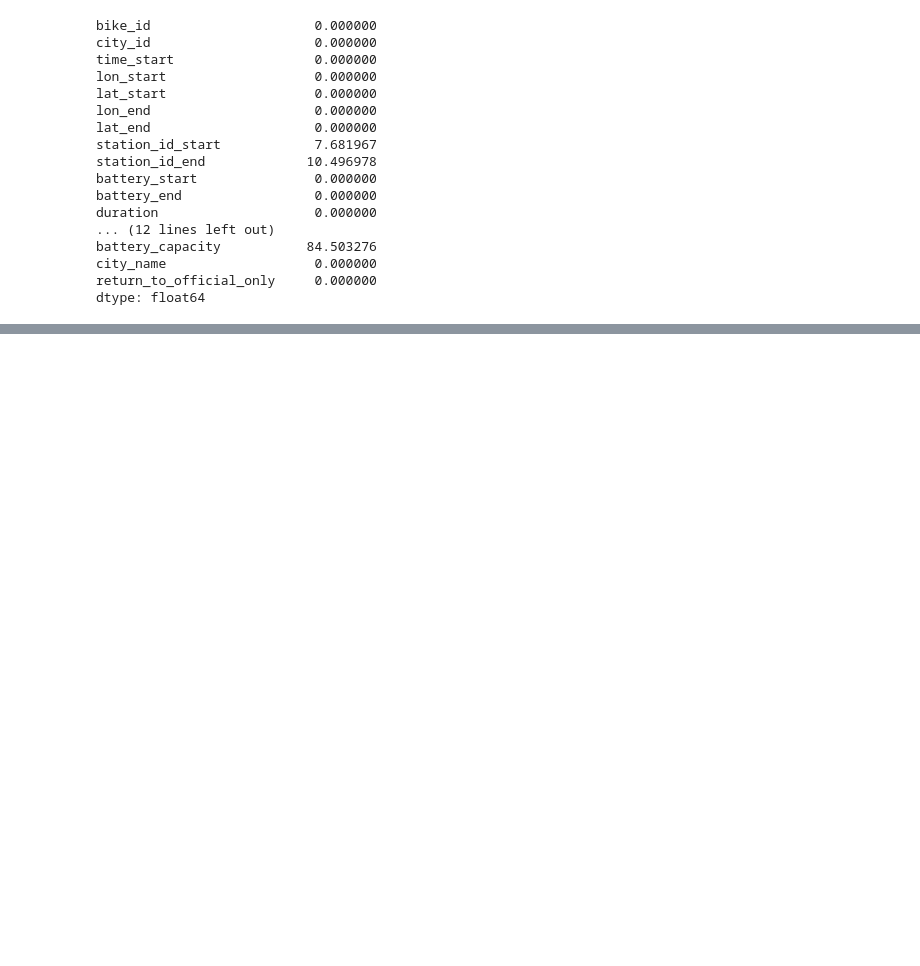
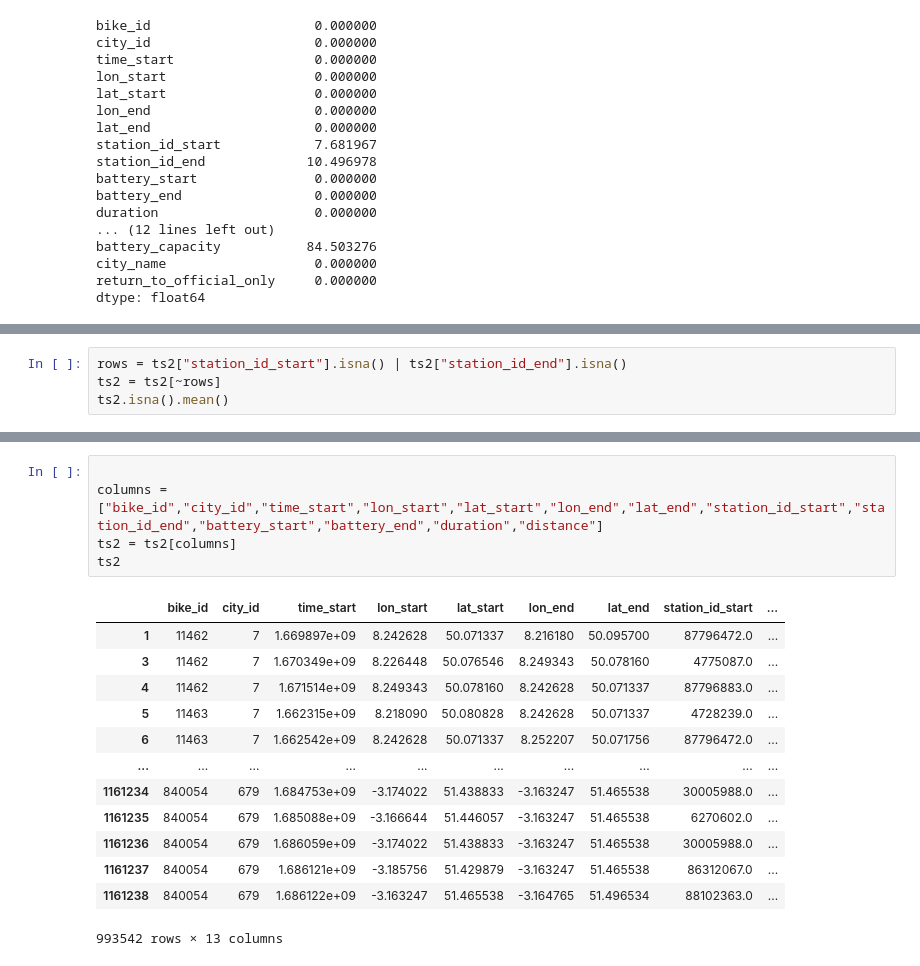
Before and after one commit to LuchoAquino/Bike-Sharing-Challenge, a Jupyter notebook: notebooks/trips_small.ipynb, the cells around one changed output, grey strips where cells are left out. Saved outputs shown, nothing was run; the diff lists cells and outputs as text; blank space fills up the shorter version.

```diff
--- a/trips_small.ipynb
+++ b/notebooks/trips_small.ipynb
@@ -273,0 +278,4 @@ Name: proportion, dtype: float64
+# %%
+rows = ts2["station_id_start"].isna() | ts2["station_id_end"].isna()
+ts2 = ts2[~rows]
+ts2.isna().mean()
@@ -273,0 +300,19 @@ Name: proportion, dtype: float64
+# %%
+
+columns = ["bike_id","city_id","time_start","lon_start","lat_start","lon_end","lat_end","station_id_start","station_id_end","battery_start","battery_end","duration","distance"]
+ts2 = ts2[columns]
+ts2
+# %% [output]
+|  | bike_id | city_id | time_start | lon_start | lat_start | lon_end | lat_end | station_id_start | ... |
+| 1 | 11462 | 7 | 1.669897e+09 | 8.242628 | 50.071337 | 8.216180 | 50.095700 | 87796472.0 | ... |
+| 3 | 11462 | 7 | 1.670349e+09 | 8.226448 | 50.076546 | 8.249343 | 50.078160 | 4775087.0 | ... |
+| 4 | 11462 | 7 | 1.671514e+09 | 8.249343 | 50.078160 | 8.242628 | 50.071337 | 87796883.0 | ... |
+| 5 | 11463 | 7 | 1.662315e+09 | 8.218090 | 50.080828 | 8.242628 | 50.071337 | 4728239.0 | ... |
+| 6 | 11463 | 7 | 1.662542e+09 | 8.242628 | 50.071337 | 8.252207 | 50.071756 | 87796472.0 | ... |
+| ... | ... | ... | ... | ... | ... | ... | ... | ... | ... |
+| 1161234 | 840054 | 679 | 1.684753e+09 | -3.174022 | 51.438833 | -3.163247 | 51.465538 | 30005988.0 | ... |
+| 1161235 | 840054 | 679 | 1.685088e+09 | -3.166644 | 51.446057 | -3.163247 | 51.465538 | 6270602.0 | ... |
+| 1161236 | 840054 | 679 | 1.686059e+09 | -3.174022 | 51.438833 | -3.163247 | 51.465538 | 30005988.0 | ... |
+| 1161237 | 840054 | 679 | 1.686121e+09 | -3.185756 | 51.429879 | -3.163247 | 51.465538 | 86312067.0 | ... |
+| 1161238 | 840054 | 679 | 1.686122e+09 | -3.163247 | 51.465538 | -3.164765 | 51.496534 | 88102363.0 | ... |
+993542 rows × 13 columns
```
Also changed, not shown: parts of 4 cells of this notebook, 1 other file.
